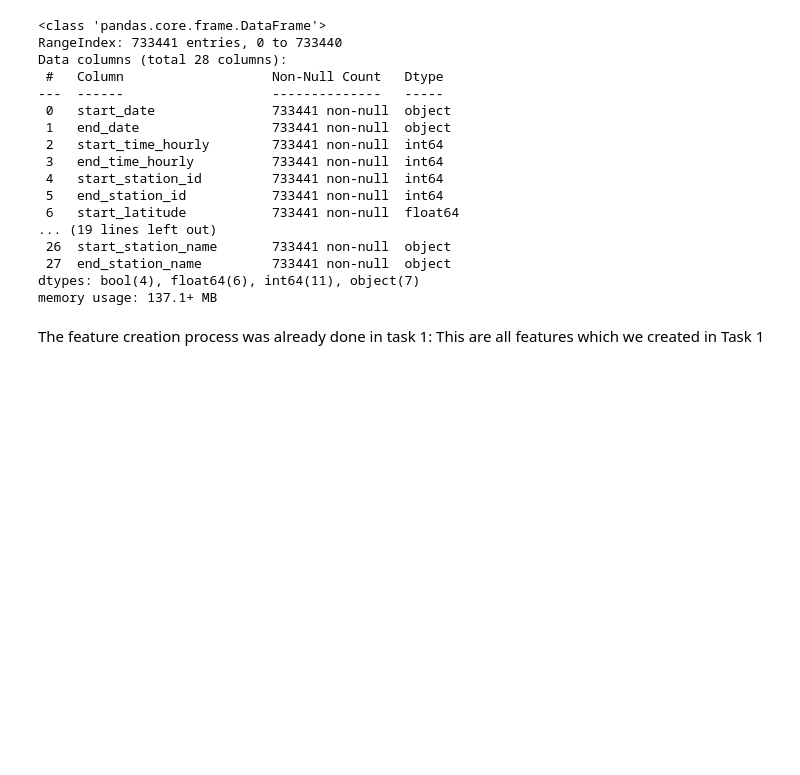
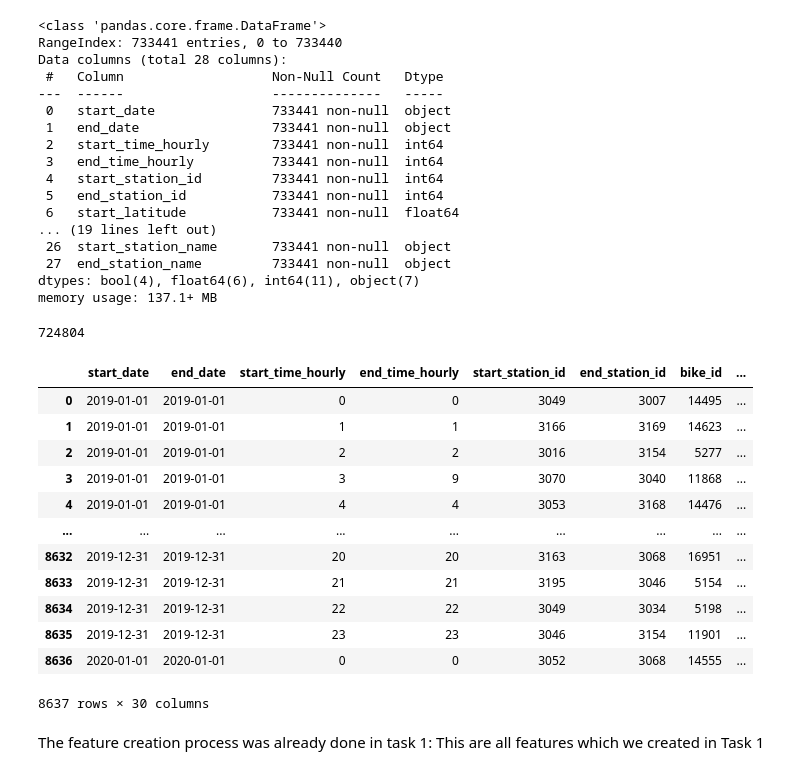
Before and after one commit to Hannah2800/AA_2022_PythonPandas, a Jupyter notebook: Task 4 - Predictive Analytics.ipynb, the cells around one changed output. Saved outputs shown, nothing was run; the diff lists cells and outputs as text; code cells hidden in the pictures; blank space fills up the shorter version.

Commit message:
change dfPhiladelphia in 4 for correct prediction

```diff
--- a/Task 4 - Predictive Analytics.ipynb
+++ b/Task 4 - Predictive Analytics.ipynb
@@ -80,6 +80,28 @@ Data columns (total 28 columns):
  27  end_station_name         733441 non-null  object
 dtypes: bool(4), float64(6), int64(11), object(7)
 memory usage: 137.1+ MB
+# %%
+len(dfPhiladelphia)-len(dfPhiladelphia.drop_duplicates(subset = ['start_date', 'start_time_hourly']))
+# %% [output]
+724804
+# %%
+dfPhiladelphia.drop_duplicates(inplace=True, ignore_index = True,subset = ['start_date', 'start_time_hourly'])
+# %%
+dfPhiladelphia
+# %% [output]
+|  | start_date | end_date | start_time_hourly | end_time_hourly | start_station_id | end_station_id | bike_id | ... |
+| 0 | 2019-01-01 | 2019-01-01 | 0 | 0 | 3049 | 3007 | 14495 | ... |
+| 1 | 2019-01-01 | 2019-01-01 | 1 | 1 | 3166 | 3169 | 14623 | ... |
+| 2 | 2019-01-01 | 2019-01-01 | 2 | 2 | 3016 | 3154 | 5277 | ... |
+| 3 | 2019-01-01 | 2019-01-01 | 3 | 9 | 3070 | 3040 | 11868 | ... |
+| 4 | 2019-01-01 | 2019-01-01 | 4 | 4 | 3053 | 3168 | 14476 | ... |
+| ... | ... | ... | ... | ... | ... | ... | ... | ... |
+| 8632 | 2019-12-31 | 2019-12-31 | 20 | 20 | 3163 | 3068 | 16951 | ... |
+| 8633 | 2019-12-31 | 2019-12-31 | 21 | 21 | 3195 | 3046 | 5154 | ... |
+| 8634 | 2019-12-31 | 2019-12-31 | 22 | 22 | 3049 | 3034 | 5198 | ... |
+| 8635 | 2019-12-31 | 2019-12-31 | 23 | 23 | 3046 | 3154 | 11901 | ... |
+| 8636 | 2020-01-01 | 2020-01-01 | 0 | 0 | 3052 | 3068 | 14555 | ... |
+8637 rows × 30 columns
 # %% [markdown]
 The feature creation process was already done in task 1: This are all features which we created in Task 1
 # %% [markdown]
```
Also changed, not shown: parts of 4 cells of this notebook.
